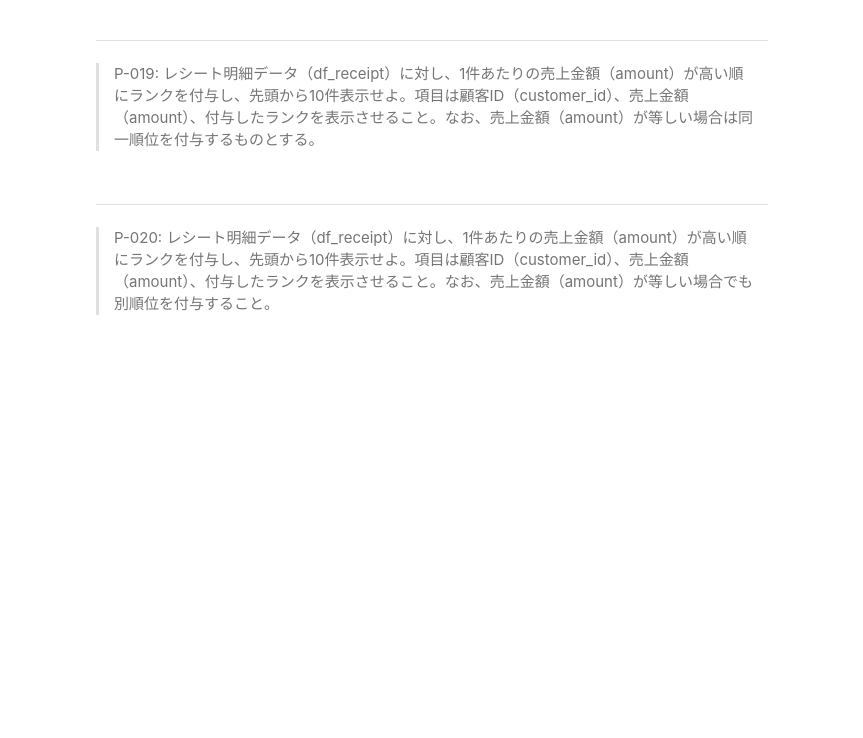
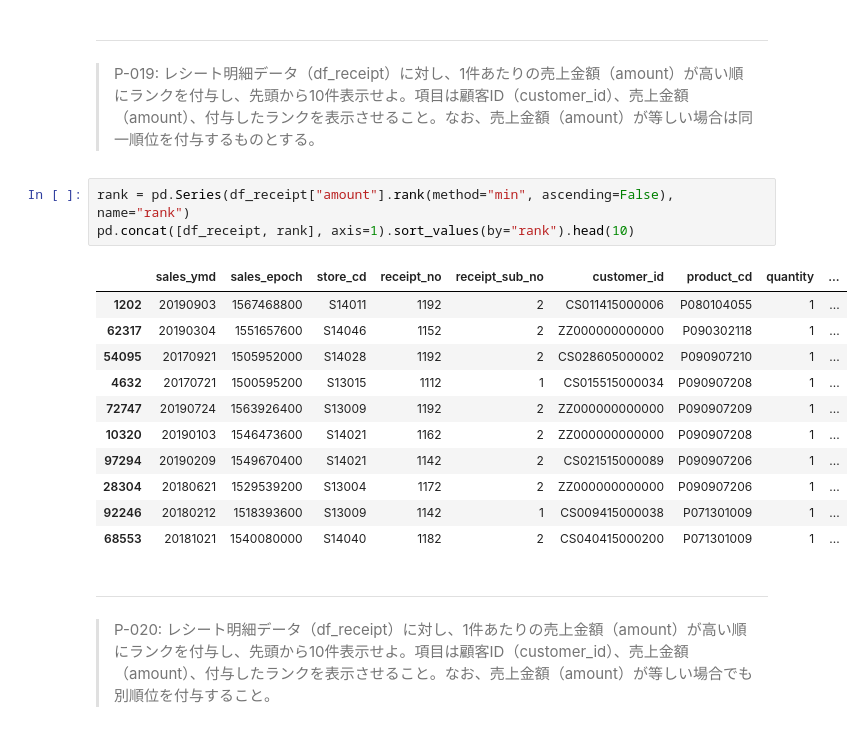
Before and after one commit to iakio/100knocks-preprocess, a Jupyter notebook: docker/work/preprocess_knock_Python.ipynb, the cells around one changed output. Drawn from its saved outputs; the diff is of its cells as text; blank space fills up the shorter version.

```diff
--- a/docker/work/preprocess_knock_Python.ipynb
+++ b/docker/work/preprocess_knock_Python.ipynb
@@ -445,6 +445,21 @@ df_customer.sort_values("birth_day", ascending=False).head(10)
 # %% [markdown]
 ---
 > P-019: レシート明細データ（df_receipt）に対し、1件あたりの売上金額（amount）が高い順にランクを付与し、先頭から10件表示せよ。項目は顧客ID（customer_id）、売上金額（amount）、付与したランクを表示させること。なお、売上金額（amount）が等しい場合は同一順位を付与するものとする。
+# %%
+rank = pd.Series(df_receipt["amount"].rank(method="min", ascending=False), name="rank")
+pd.concat([df_receipt, rank], axis=1).sort_values(by="rank").head(10)
+# %% [output]
+|  | sales_ymd | sales_epoch | store_cd | receipt_no | receipt_sub_no | customer_id | product_cd | quantity | ... |
+| 1202 | 20190903 | 1567468800 | S14011 | 1192 | 2 | CS011415000006 | P080104055 | 1 | ... |
+| 62317 | 20190304 | 1551657600 | S14046 | 1152 | 2 | ZZ000000000000 | P090302118 | 1 | ... |
+| 54095 | 20170921 | 1505952000 | S14028 | 1192 | 2 | CS028605000002 | P090907210 | 1 | ... |
+| 4632 | 20170721 | 1500595200 | S13015 | 1112 | 1 | CS015515000034 | P090907208 | 1 | ... |
+| 72747 | 20190724 | 1563926400 | S13009 | 1192 | 2 | ZZ000000000000 | P090907209 | 1 | ... |
+| 10320 | 20190103 | 1546473600 | S14021 | 1162 | 2 | ZZ000000000000 | P090907208 | 1 | ... |
+| 97294 | 20190209 | 1549670400 | S14021 | 1142 | 2 | CS021515000089 | P090907206 | 1 | ... |
+| 28304 | 20180621 | 1529539200 | S13004 | 1172 | 2 | ZZ000000000000 | P090907206 | 1 | ... |
+| 92246 | 20180212 | 1518393600 | S13009 | 1142 | 1 | CS009415000038 | P071301009 | 1 | ... |
+| 68553 | 20181021 | 1540080000 | S14040 | 1182 | 2 | CS040415000200 | P071301009 | 1 | ... |
 # %% [markdown]
 ---
 > P-020: レシート明細データ（df_receipt）に対し、1件あたりの売上金額（amount）が高い順にランクを付与し、先頭から10件表示せよ。項目は顧客ID（customer_id）、売上金額（amount）、付与したランクを表示させること。なお、売上金額（amount）が等しい場合でも別順位を付与すること。
```
Also changed, not shown: parts of 5 cells of this notebook.
